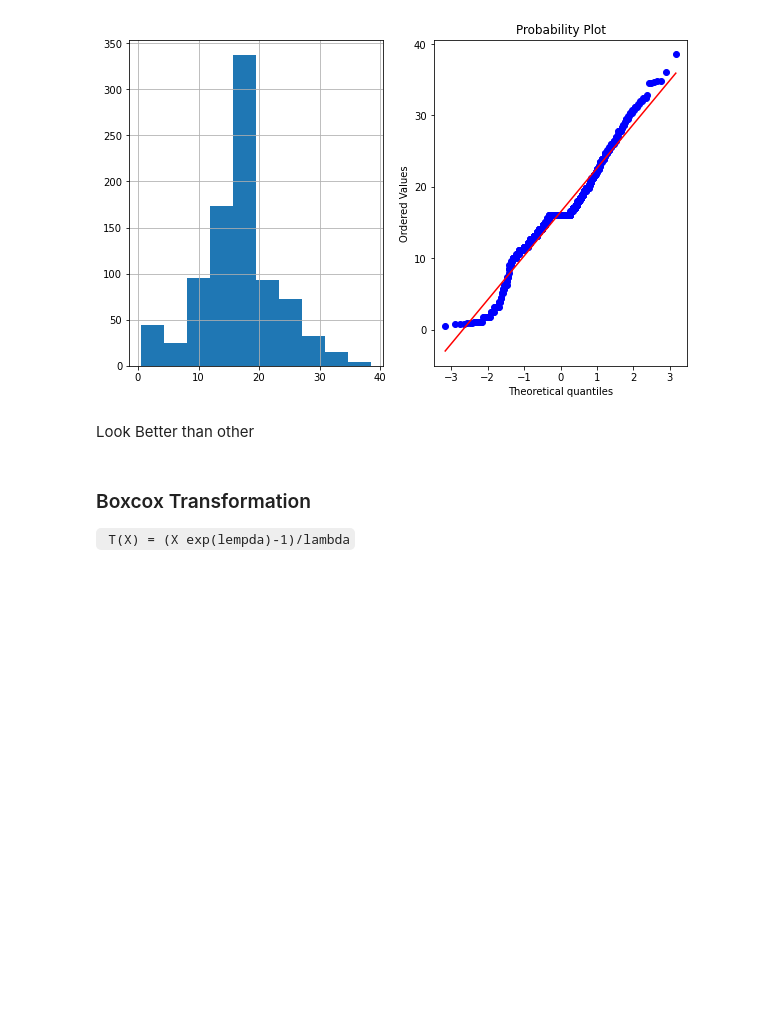
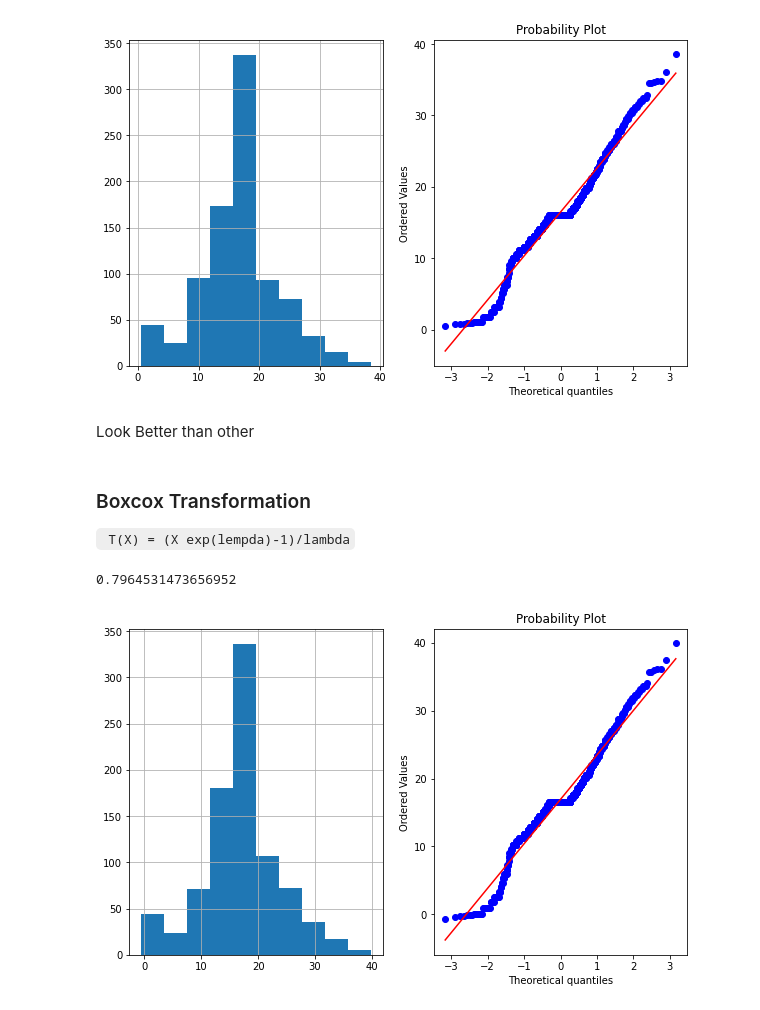
Before and after one commit to alokKumarSingh89/feature-engineering, a Jupyter notebook: Scaling.ipynb, the cells around one changed output. Drawn from its saved outputs; the diff is of its cells as text; code cells hidden in the pictures; blank space fills up the shorter version.

```diff
--- a/Scaling.ipynb
+++ b/Scaling.ipynb
@@ -308,3 +308,10 @@ Look Better than other
 ` T(X) = (X exp(lempda)-1)/lambda`
 # %%
 df['Age_boxcox'] , parameters =  stats.boxcox(df.Age)
+parameters
+# %% [output]
+0.7964531473656952
+# %%
+plot_qq(df,'Age_boxcox')
+# %% [output]
+[figure, added]
```
